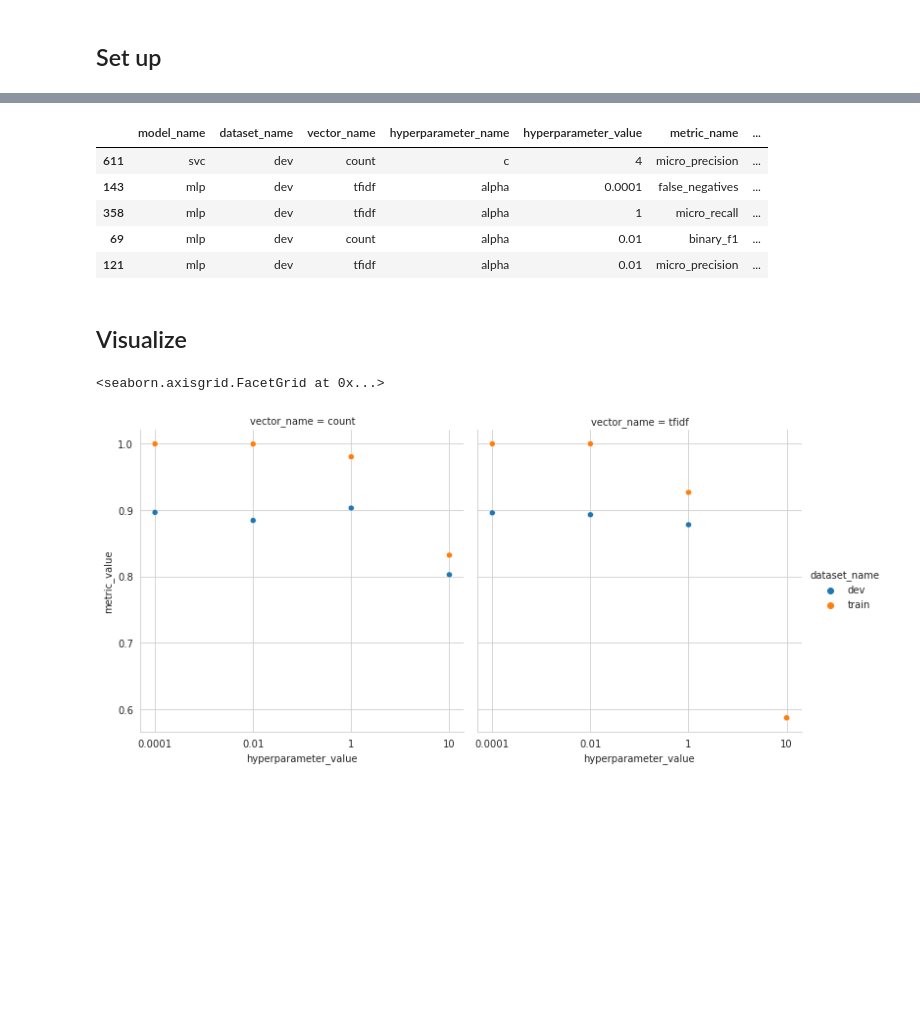
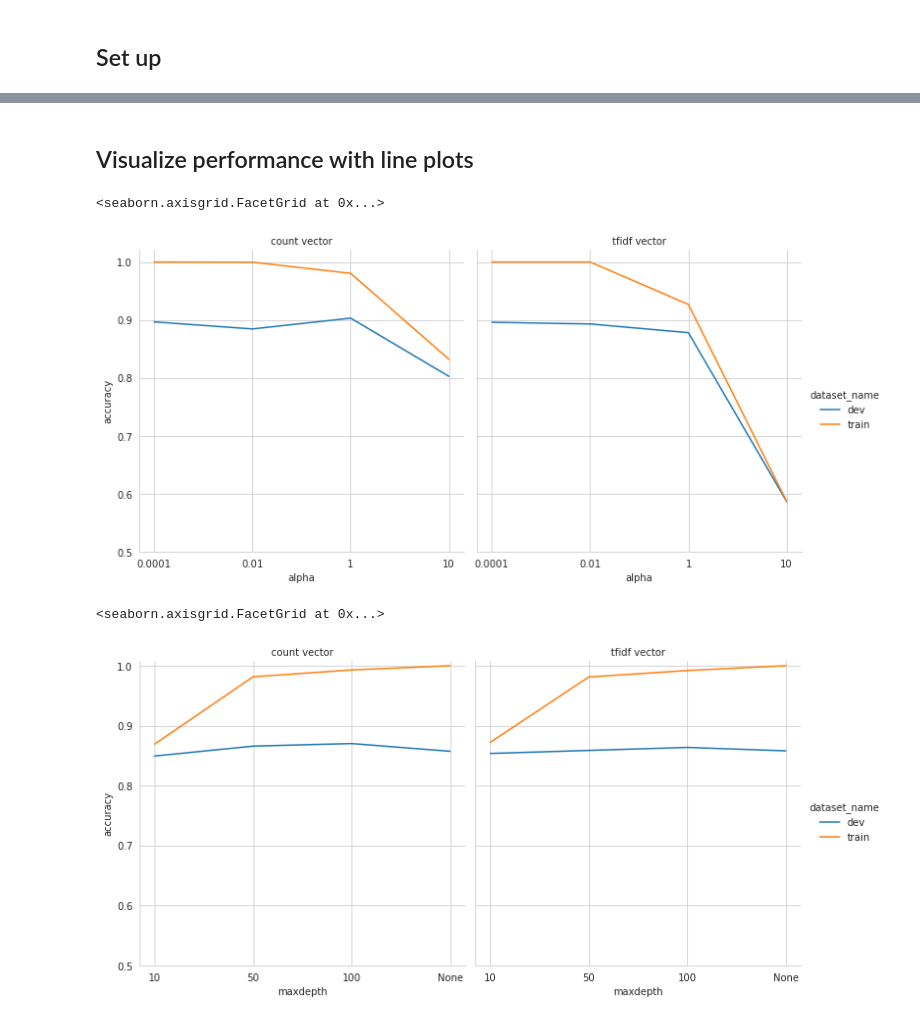
Before and after one commit to brooke-l-hawkins/milestone-ii, a Jupyter notebook: code/visualize_supervised.ipynb, the cells around one changed output, grey strips where cells are left out. Drawn from its saved outputs; the diff is of its cells as text; code cells hidden in the pictures; blank space fills up the shorter version.

Commit message:
visualize performance across datasets and hyperparameters for all models by one metric

```diff
--- a/code/visualize_supervised.ipynb
+++ b/code/visualize_supervised.ipynb
@@ -10,12 +32,2 @@ summary_df = pd.read_csv('../data/derived/performance/summary.csv')
-# %%
-# preview dataframe
-summary_df.sample(5)
-# %% [output]
-|  | model_name | dataset_name | vector_name | hyperparameter_name | hyperparameter_value | metric_name | ... |
-| 611 | svc | dev | count | c | 4 | micro_precision | ... |
-| 143 | mlp | dev | tfidf | alpha | 0.0001 | false_negatives | ... |
-| 358 | mlp | dev | tfidf | alpha | 1 | micro_recall | ... |
-| 69 | mlp | dev | count | alpha | 0.01 | binary_f1 | ... |
-| 121 | mlp | dev | tfidf | alpha | 0.01 | micro_precision | ... |
 # %% [markdown]
-## Visualize
+## Visualize performance with line plots
@@ -22,26 +76,10 @@ summary_df.sample(5)
 # %%
-metric_name = 'accuracy'
-vector_name = 'count'
-dataset_name = 'train'
-model_name = 'mlp'
-
-# copy summary dataframe before filtering records
-df = summary_df.copy()
-
-# visualize performance for one metric, model, dataset, and vector type
-df = df[df['metric_name'] == metric_name]
-#df = df[df['dataset_name'] == dataset_name]
-#df = df[df['vector_name'] == vector_name]
-df = df[df['model_name'] == model_name]
-
-# reset indices
-df.reset_index(inplace=True, drop=True)
-
-# sort by hyperparameter value
-df.sort_values(by='hyperparameter_value', inplace=True)
+visualize_model_metric(summary_df, 'accuracy', 'mlp')
+# %% [output]
+<seaborn.axisgrid.FacetGrid at 0x...>
+[figure, added]
-# %%
-sns.set_style("whitegrid")
-sns.relplot(data=df, x='hyperparameter_value', y='metric_value', hue='dataset_name', col='vector_name')
-# %% [output]
-<seaborn.axisgrid.FacetGrid at 0x...>
-[figure, removed]
+# %%
+visualize_model_metric(summary_df, 'accuracy', 'decisiontree')
+# %% [output]
+<seaborn.axisgrid.FacetGrid at 0x...>
+[figure, added]
```
Also changed, not shown: parts of 4 cells of this notebook.
